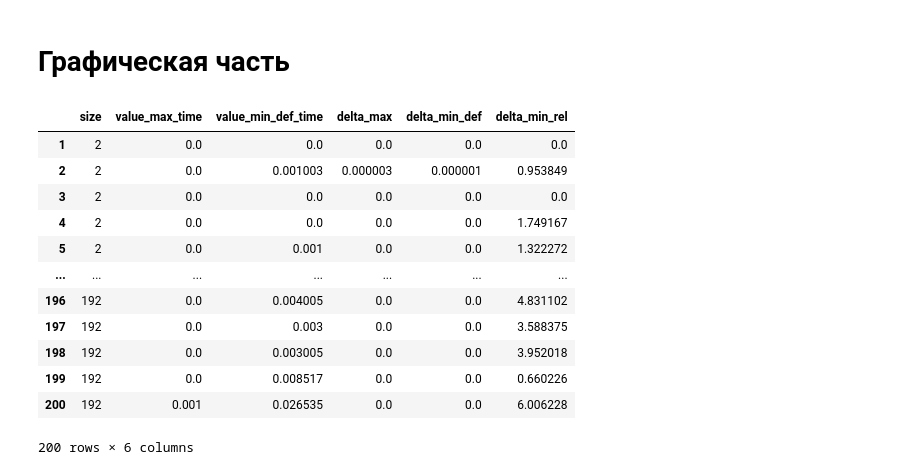
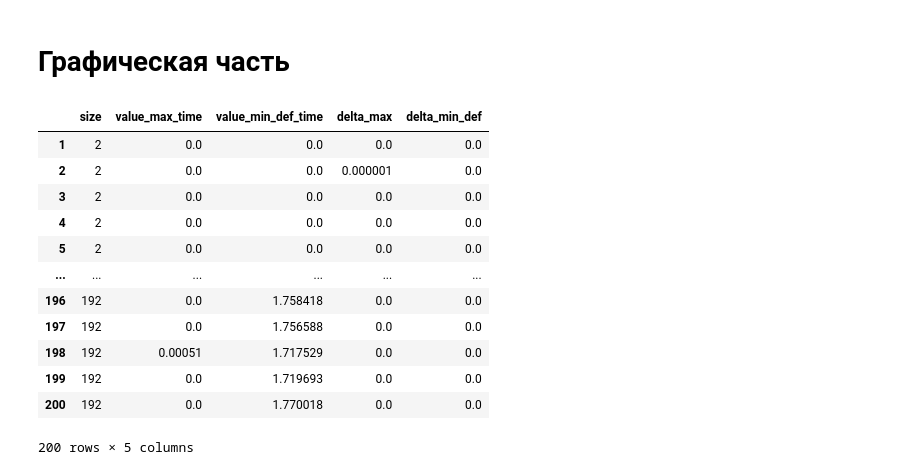
Before and after one commit to Jrol123/CalcMath, a Jupyter notebook: Course_prog/S5/main.ipynb, the cells around one changed output. Cells and saved outputs as stored; diff of their text form; code cells hidden in the pictures.

```diff
--- a/Course_prog/S5/main.ipynb
+++ b/Course_prog/S5/main.ipynb
@@ -6,8 +6,8 @@ import warnings
 warnings.filterwarnings(action="ignore", category=DeprecationWarning)
 # %%
 FIRST_SIZE = 2
-LAST_SIZE = 200
-STEP_SIZE = 10
+STEP_SIZE = 8
+LAST_SIZE = 2048 + FIRST_SIZE
 
 COUNT_TRIES = 10
 
@@ -31,8 +31,8 @@ df = pd.DataFrame(
         "value_max_time",
         "value_min_def",
         "value_min_def_time",
-        "value_min_rel",
-        "value_min_rel_time"
+        # "value_min_rel",
+        # "value_min_rel_time"
     ],
     index=range(1, ((LAST_SIZE - FIRST_SIZE) // STEP_SIZE + 1) * COUNT_TRIES + 1),
 )
@@ -96,20 +96,3 @@ def power_iteration(
 # Обратный метод
 # %% [markdown]
 ## Стандартная версия
-# %%
-def inverse_power_def(
-    A: np.matrix,
-    epsilon: float = DEF_EPS,
-    num_iterations=MAX_DEF_COUNT_ITER,
-    b_k: np.matrix = None,
-) -> np.matrix:
-    try:
-        inv_A = np.linalg.inv(A)
-    except np.linalg.LinAlgError:
-        print("Вырожденная матрица")
-        return None
-    # print("Обратная матрица:",inv_A, sep="\n")
-    res = power_iteration(
-        A=inv_A, epsilon=epsilon, num_iterations=num_iterations, b_k=b_k
-    )
-    return res[0], 1 / res[1]
@@ -263,11 +296,10 @@ def generate_non_singular(n):
         if np.linalg.det(matrix) != 0:
             return matrix
 # %%
-import numpy as np
-texts = ["Прямые итерации", "Обратные итерации (обычные)", "Обратные итерации (Релэя)"]
-funcs = [power_iteration, inverse_power_def, inverse_power_rel]
-# texts = ["Прямые итерации", "Обратные итерации (обычные)"]
-# funcs = [power_iteration, inverse_power_def]
+# texts = ["Прямые итерации", "Обратные итерации (обычные)", "Обратные итерации (Релэя)"]
+# funcs = [power_iteration, inverse_power_def, inverse_power_rel]
+texts = ["Прямые итерации", "Обратные итерации (обычные)"]
+funcs = [power_iteration, inverse_power_def]
 mass = []
 
 for i in range(FIRST_SIZE, LAST_SIZE + 1, STEP_SIZE):
@@ -276,14 +308,14 @@ for i in range(FIRST_SIZE, LAST_SIZE + 1, STEP_SIZE):
         print(j + 1)
         matr = generate_non_singular(i)
         matr = matr @ matr.T
-        # TODO: Комплексные корни???
+        # Пришлось ввести симметричную матрицу из-за комплексных корней
         # В вычислениях проверять на комплексные корни
         df.iloc[((i - FIRST_SIZE) // STEP_SIZE) * COUNT_TRIES + j] = output(matr, texts, funcs)
     print()
 
 df["delta_max"] = abs(df["true_value_max"] - df["value_max"])
 df["delta_min_def"] = abs(df["true_value_min"] - df["value_min_def"])
-df["delta_min_rel"] = abs(df["true_value_min"] - df["value_min_rel"])
+# df["delta_min_rel"] = abs(df["true_value_min"] - df["value_min_rel"])
 
 df
 # %% [output]
@@ -380,25 +388,26 @@ df.sort_values("delta_min_rel", ascending=False).head(10)
 # %%
 import matplotlib.pyplot as plt
 # %%
-res_df = df[["size", "value_max_time", "value_min_def_time", "delta_max", "delta_min_def", "delta_min_rel"]]
+# res_df = df[["size", "value_max_time", "value_min_def_time", "value_min_rel_time", "delta_max", "delta_min_def", "delta_min_rel"]]
+res_df = df[["size", "value_max_time", "value_min_def_time", "delta_max", "delta_min_def"]]
 figsize = (18, 6)
 b_k = range(FIRST_SIZE, LAST_SIZE + 1, STEP_SIZE * 4)
 x_lt = np.linspace(FIRST_SIZE, LAST_SIZE)
 res_df
 # %% [output]
-|  | size | value_max_time | value_min_def_time | delta_max | delta_min_def | delta_min_rel |
-| 1 | 2 | 0.0 | 0.0 | 0.0 | 0.0 | 0.0 |
-| 2 | 2 | 0.0 | 0.001003 | 0.000003 | 0.000001 | 0.953849 |
-| 3 | 2 | 0.0 | 0.0 | 0.0 | 0.0 | 0.0 |
-| 4 | 2 | 0.0 | 0.0 | 0.0 | 0.0 | 1.749167 |
-| 5 | 2 | 0.0 | 0.001 | 0.0 | 0.0 | 1.322272 |
-| ... | ... | ... | ... | ... | ... | ... |
-| 196 | 192 | 0.0 | 0.004005 | 0.0 | 0.0 | 4.831102 |
-| 197 | 192 | 0.0 | 0.003 | 0.0 | 0.0 | 3.588375 |
-| 198 | 192 | 0.0 | 0.003005 | 0.0 | 0.0 | 3.952018 |
-| 199 | 192 | 0.0 | 0.008517 | 0.0 | 0.0 | 0.660226 |
-| 200 | 192 | 0.001 | 0.026535 | 0.0 | 0.0 | 6.006228 |
+|  | size | value_max_time | value_min_def_time | delta_max | delta_min_def |
+| 1 | 2 | 0.0 | 0.0 | 0.0 | 0.0 |
+| 2 | 2 | 0.0 | 0.0 | 0.000001 | 0.0 |
+| 3 | 2 | 0.0 | 0.0 | 0.0 | 0.0 |
+| 4 | 2 | 0.0 | 0.0 | 0.0 | 0.0 |
+| 5 | 2 | 0.0 | 0.0 | 0.0 | 0.0 |
+| ... | ... | ... | ... | ... | ... |
+| 196 | 192 | 0.0 | 1.758418 | 0.0 | 0.0 |
+| 197 | 192 | 0.0 | 1.756588 | 0.0 | 0.0 |
+| 198 | 192 | 0.00051 | 1.717529 | 0.0 | 0.0 |
+| 199 | 192 | 0.0 | 1.719693 | 0.0 | 0.0 |
+| 200 | 192 | 0.0 | 1.770018 | 0.0 | 0.0 |
-200 rows × 6 columns
+200 rows × 5 columns
 # %%
 max(res_df["delta_min_def"])
 # %% [output]
```
Also changed, not shown: parts of 22 cells of this notebook, 7 other files.
